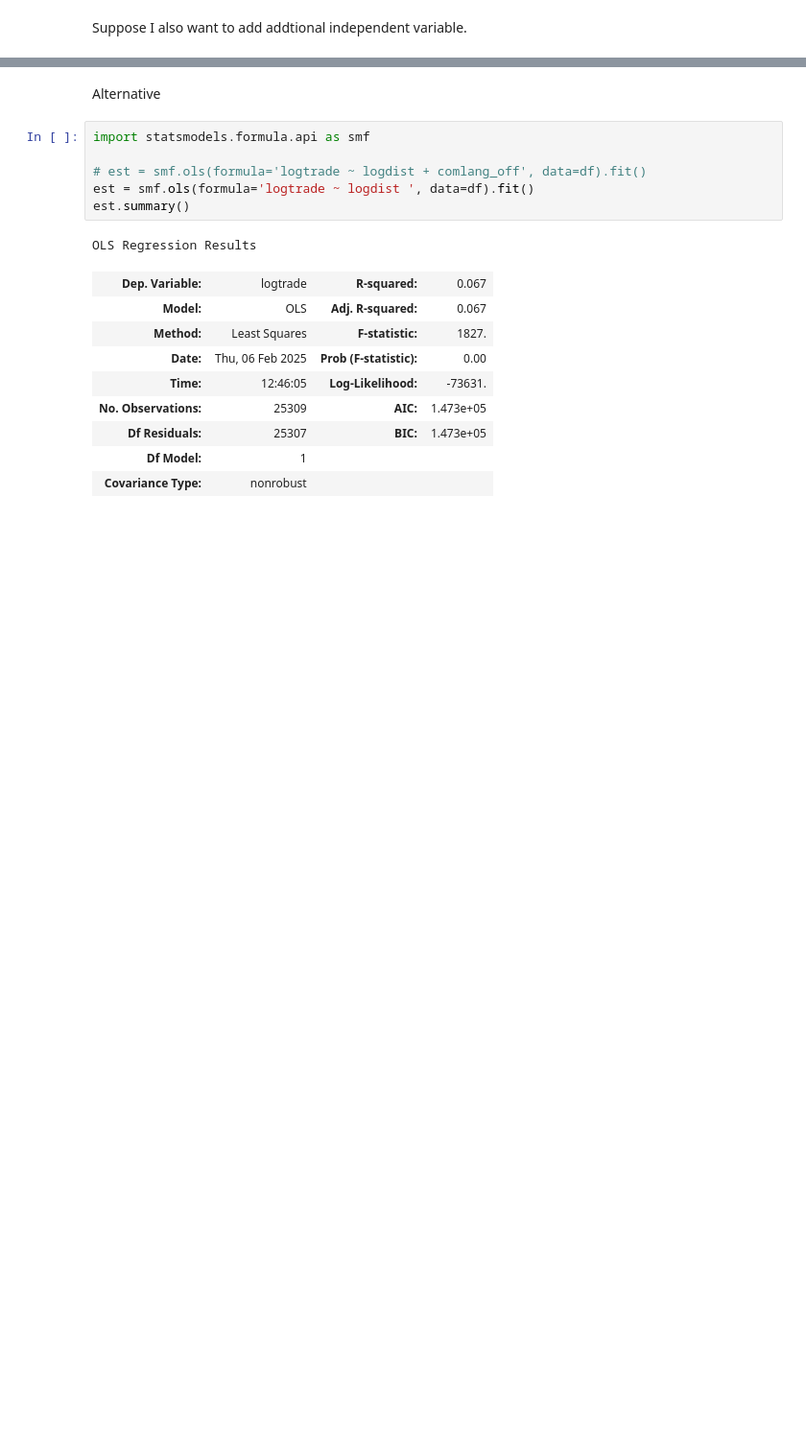
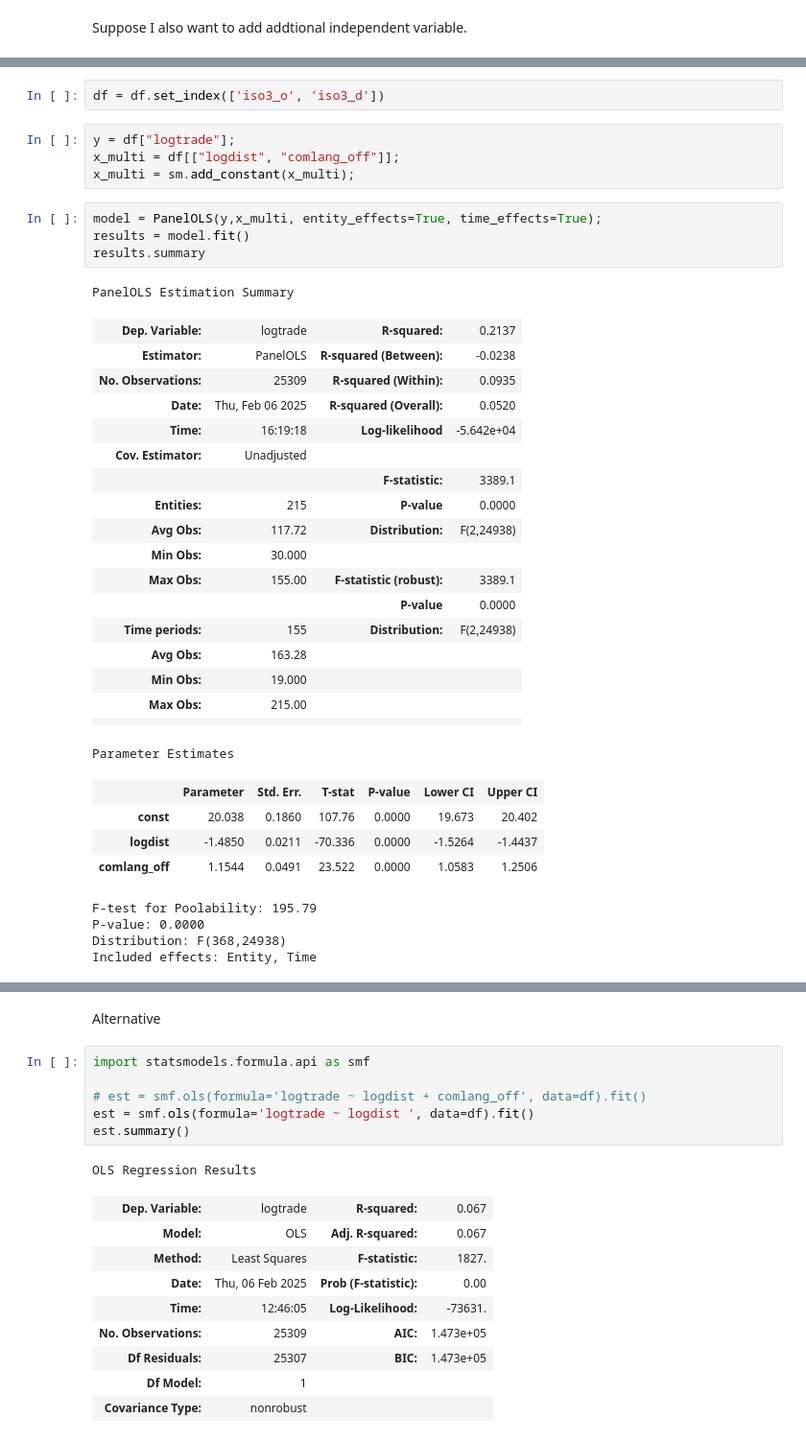
Before and after one commit to JayNie027/ML_python, a Jupyter notebook: ML_python.ipynb, the cells around one changed output, grey strips where cells are left out. Shown: that part at 96% size. Drawn from its saved outputs; the diff is of its cells as text; blank space fills up the shorter version.

```diff
--- a/ML_python.ipynb
+++ b/ML_python.ipynb
@@ -190,0 +264,38 @@ Notes:
+# %%
+df = df.set_index(['iso3_o', 'iso3_d'])
+# %%
+y = df["logtrade"];
+x_multi = df[["logdist", "comlang_off"]];
+x_multi = sm.add_constant(x_multi);
+# %%
+model = PanelOLS(y,x_multi, entity_effects=True, time_effects=True);
+results = model.fit()
+results.summary
+# %% [output]
+PanelOLS Estimation Summary
+| Dep. Variable: | logtrade | R-squared: | 0.2137 |
+| Estimator: | PanelOLS | R-squared (Between): | -0.0238 |
+| No. Observations: | 25309 | R-squared (Within): | 0.0935 |
+| Date: | Thu, Feb 06 2025 | R-squared (Overall): | 0.0520 |
+| Time: | 16:19:18 | Log-likelihood | -5.642e+04 |
+| Cov. Estimator: | Unadjusted |  |  |
+|  |  | F-statistic: | 3389.1 |
+| Entities: | 215 | P-value | 0.0000 |
+| Avg Obs: | 117.72 | Distribution: | F(2,24938) |
+| Min Obs: | 30.000 |  |  |
+| Max Obs: | 155.00 | F-statistic (robust): | 3389.1 |
+|  |  | P-value | 0.0000 |
+| Time periods: | 155 | Distribution: | F(2,24938) |
+| Avg Obs: | 163.28 |  |  |
+| Min Obs: | 19.000 |  |  |
+| Max Obs: | 215.00 |  |  |
+|  |  |  |  |
+Parameter Estimates
+|  | Parameter | Std. Err. | T-stat | P-value | Lower CI | Upper CI |
+| const | 20.038 | 0.1860 | 107.76 | 0.0000 | 19.673 | 20.402 |
+| logdist | -1.4850 | 0.0211 | -70.336 | 0.0000 | -1.5264 | -1.4437 |
+| comlang_off | 1.1544 | 0.0491 | 23.522 | 0.0000 | 1.0583 | 1.2506 |
+F-test for Poolability: 195.79
+P-value: 0.0000
+Distribution: F(368,24938)
+Included effects: Entity, Time
```
Also changed, not shown: parts of 11 cells of this notebook.
